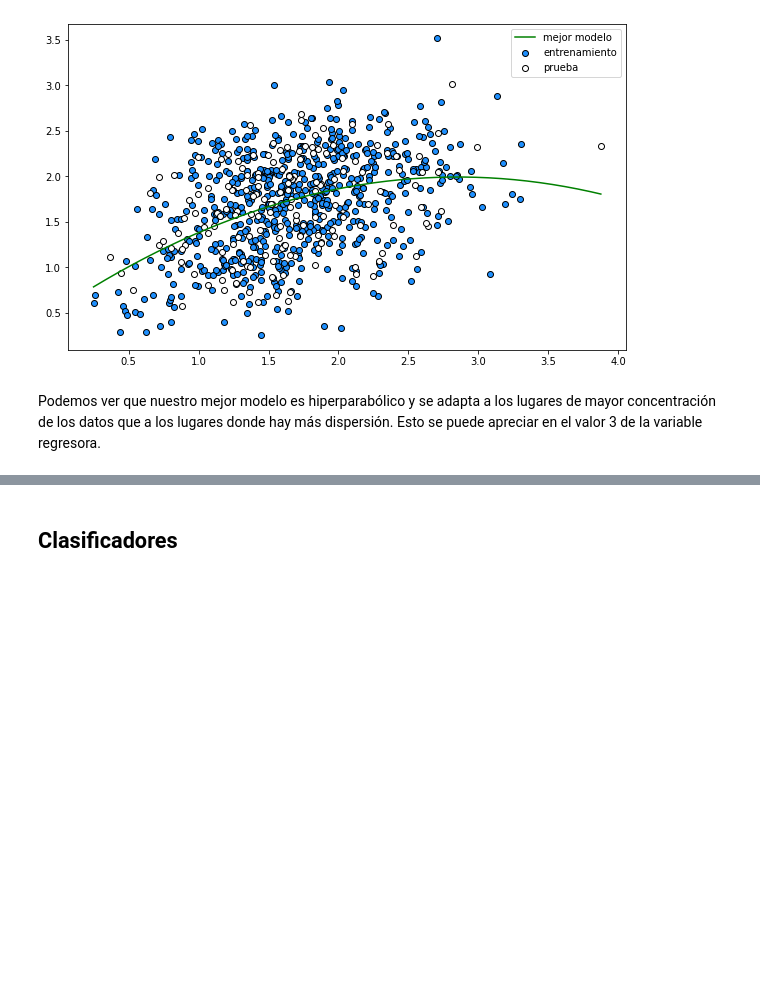
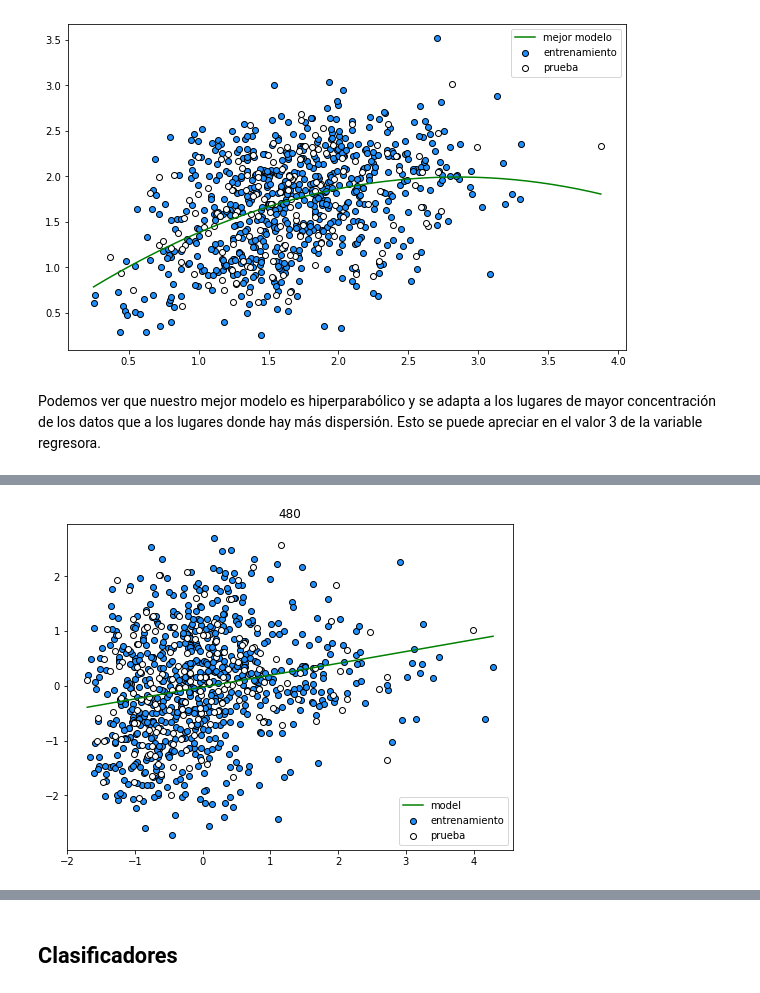
Before and after one commit to Ana1890/Deteccion-de-objetos-en-imagenes, a Jupyter notebook: Copia_de_4_Introducción_al_Aprendizaje_Supervisado_Detección_de_Objetos.ipynb, the cells around one changed output, grey strips where cells are left out. Cells and saved outputs as stored; diff of their text form; code cells hidden in the pictures; blank space fills up the shorter version.

```diff
--- a/Copia_de_4_Introducción_al_Aprendizaje_Supervisado_Detección_de_Objetos.ipynb
+++ b/Copia_de_4_Introducción_al_Aprendizaje_Supervisado_Detección_de_Objetos.ipynb
@@ -504,0 +557,15 @@ Podemos ver que nuestro mejor modelo es hiperparabólico y se adapta a los lugar
+# %%
+x_start = min(np.min(X_train.reshape(-1,1)), np.min(X_test.reshape(-1,1)))
+x_end = max(np.max(X_train.reshape(-1,1)), np.max(X_test.reshape(-1,1)))
+x = np.linspace(x_start, x_end, 200).reshape(-1, 1)
+
+plt.figure(figsize=(8,6))
+plt.plot(x, model.predict(x), color="green", label="model")
+
+plt.scatter(X_train.reshape(-1,1), y_train.reshape(-1,1), facecolor="dodgerblue", edgecolor="k", label="entrenamiento")
+plt.scatter(X_test.reshape(-1,1), y_test, facecolor="white", edgecolor="k", label="prueba")
+plt.title(features_grande_xmin[4])
+plt.legend()
+plt.show()
+# %% [output]
+[figure, added]
```
Also changed, not shown: parts of 100 cells of this notebook.
